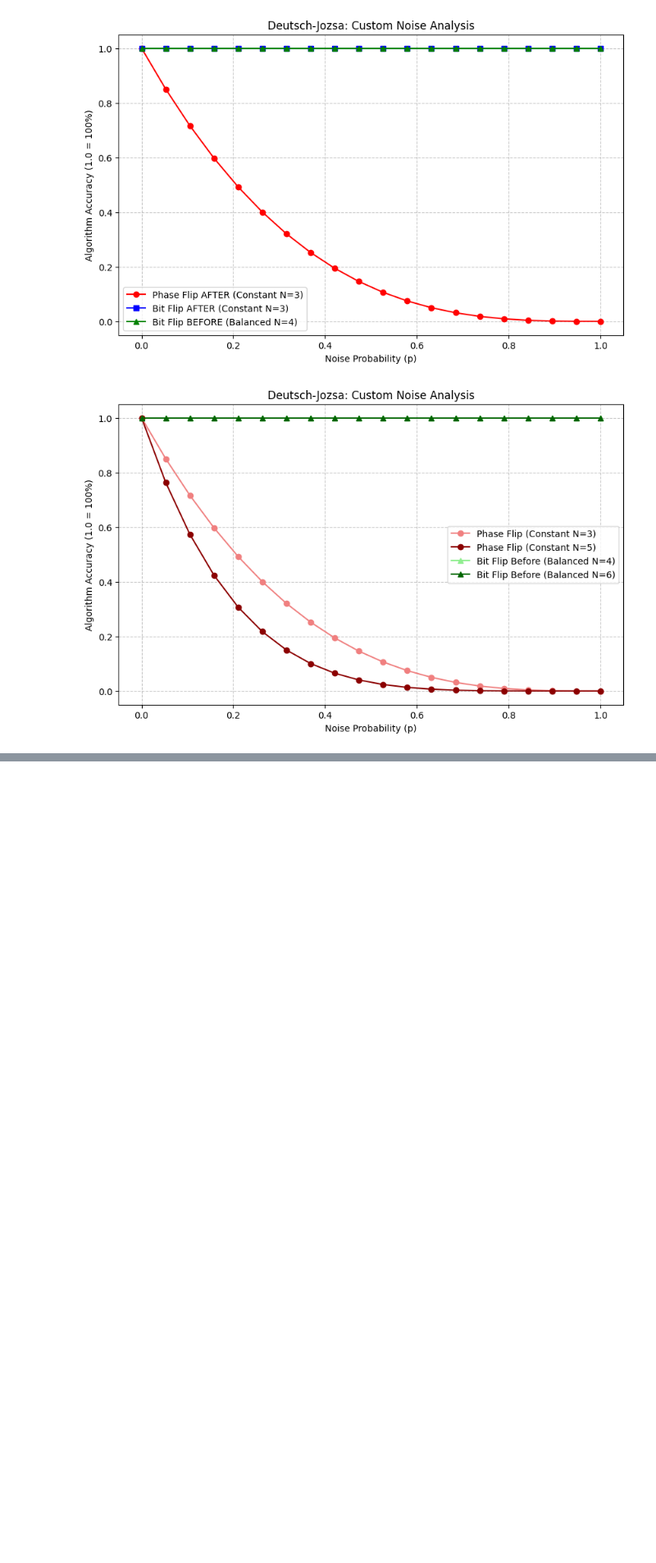
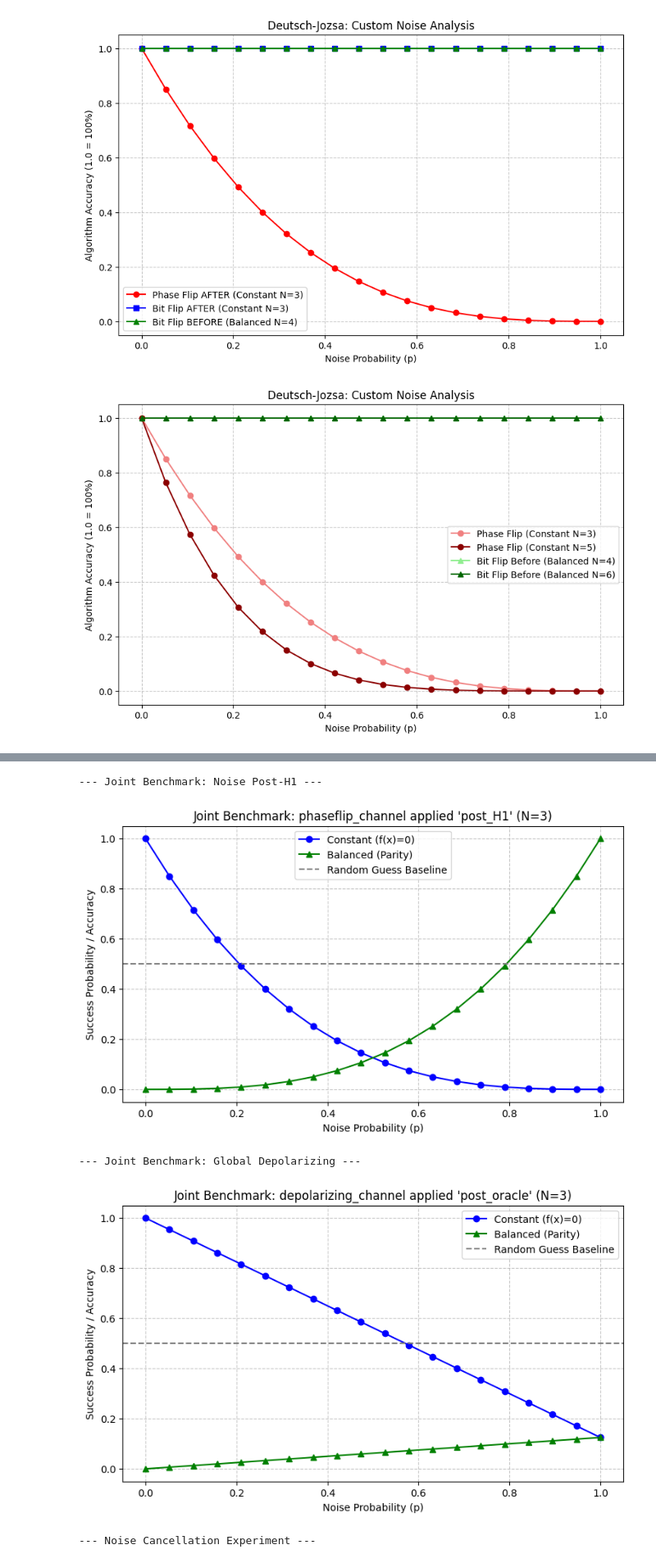
Before and after one commit to shanidhaya/simulating-quantum-computer, a Jupyter notebook: summary.ipynb, the cells around one changed output, grey strips where cells are left out. Shown at 82% size. Cells and saved outputs as stored; diff of their text form; code cells hidden in the pictures; blank space fills up the shorter version.

Commit message:
updated deutch_josa_noise and noise_analysis_dj to generalize DJ algorithm to density matrices and benchmark fault tolerance against quantum noise

```diff
--- a/summary.ipynb
+++ b/summary.ipynb
@@ -452,0 +466,21 @@ plot_custom_noise_analysis(my_experiments, num_points=20)
+# %%
+
+
+print("--- Joint Benchmark: Noise Post-H1 ---")
+# Task 2 & 3: Joint plot for Constant and Balanced, tested post_H1
+plot_joint_benchmark(n=3, channel=phaseflip_channel, loc="post_H1")
+
+print("--- Joint Benchmark: Global Depolarizing ---")
+# Task 1: Proving Depolarizing channel compatibility
+plot_joint_benchmark(n=3, channel=depolarizing_channel, loc="post_oracle")
+
+print("--- Noise Cancellation Experiment ---")
+# Task 5: What happens if we apply BOTH Bitflip and Phaseflip?
+# Due to the helper function upgrade, we can now pass a LIST of channels!
+plot_joint_benchmark(n=3, channel=[bitflip_channel, phaseflip_channel], loc="pre_H1")
+# %% [output]
+--- Joint Benchmark: Noise Post-H1 ---
+[figure, added]
+--- Joint Benchmark: Global Depolarizing ---
+[figure, added]
+--- Noise Cancellation Experiment ---
```
Also changed, not shown: parts of 3 cells of this notebook, 2 other files.
